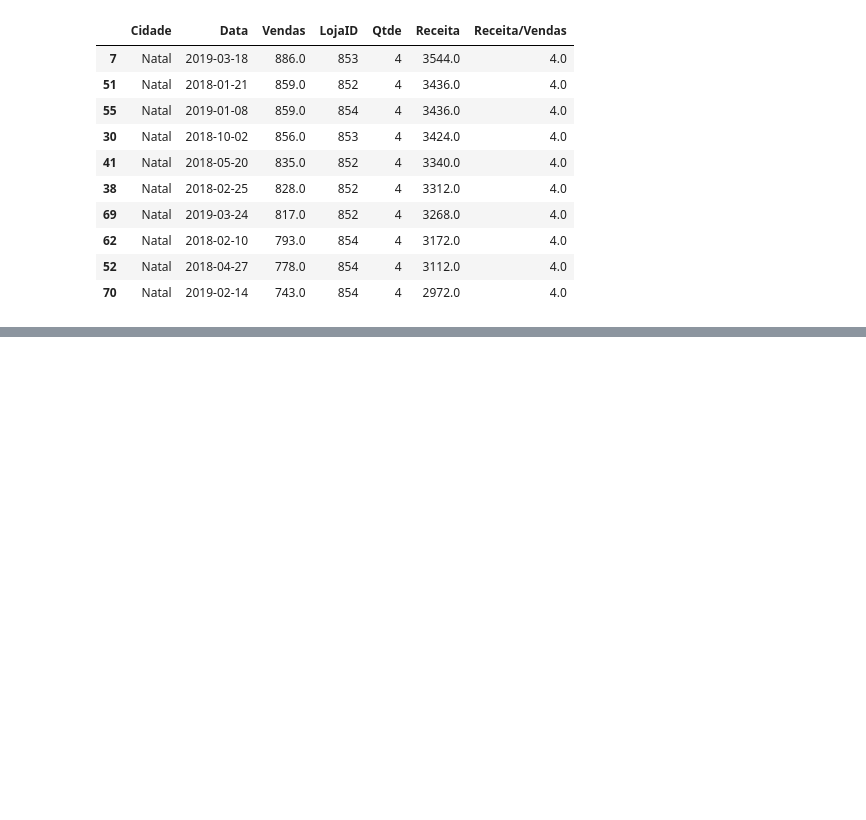
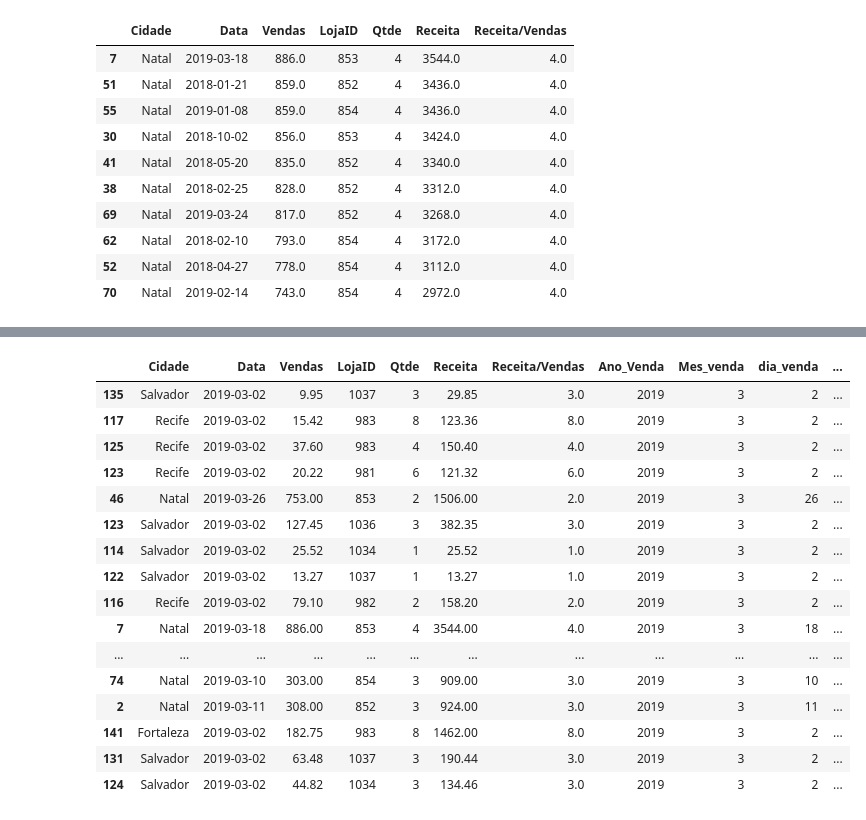
Before and after one commit to lucasmartins14/Pandas, a Jupyter notebook: Aula2_Pandas_DIO.ipynb, the cells around one changed output, grey strips where cells are left out. Cells and saved outputs as stored; diff of their text form; code cells hidden in the pictures; blank space fills up the shorter version.

Commit message:
Aula 2 Pandas, datas

```diff
--- a/Aula2_Pandas_DIO.ipynb
+++ b/Aula2_Pandas_DIO.ipynb
@@ -181,0 +220,3 @@ df.sort_values("Receita", ascending=False).head(10)
+# %%
+# Criar uma coluna com o ano
+df["Ano_Venda"] = df["Data"].dt.year
@@ -181,0 +249,3 @@ df.sort_values("Receita", ascending=False).head(10)
+# %%
+# Calulando diferença de dias
+df["Diferenca_dias"] = df["Data"] - df["Data"].min()
@@ -181,0 +261,3 @@ df.sort_values("Receita", ascending=False).head(10)
+# %%
+# Criando coluna de trimestre
+df["Trimestre_venda"] = df["Data"].dt.quarter
@@ -181,0 +273,23 @@ df.sort_values("Receita", ascending=False).head(10)
+# %%
+# Filtrando as vendas de 2010 do mês de março
+venda_marco_19 = df.loc[(df["Data"].dt.year == 2019) & (df["Data"].dt.month == 3)]
+# %%
+venda_marco_19.sample(20)
+# %% [output]
+|  | Cidade | Data | Vendas | LojaID | Qtde | Receita | Receita/Vendas | Ano_Venda | Mes_venda | dia_venda | ... |
+| 135 | Salvador | 2019-03-02 | 9.95 | 1037 | 3 | 29.85 | 3.0 | 2019 | 3 | 2 | ... |
+| 117 | Recife | 2019-03-02 | 15.42 | 983 | 8 | 123.36 | 8.0 | 2019 | 3 | 2 | ... |
+| 125 | Recife | 2019-03-02 | 37.60 | 983 | 4 | 150.40 | 4.0 | 2019 | 3 | 2 | ... |
+| 123 | Recife | 2019-03-02 | 20.22 | 981 | 6 | 121.32 | 6.0 | 2019 | 3 | 2 | ... |
+| 46 | Natal | 2019-03-26 | 753.00 | 853 | 2 | 1506.00 | 2.0 | 2019 | 3 | 26 | ... |
+| 123 | Salvador | 2019-03-02 | 127.45 | 1036 | 3 | 382.35 | 3.0 | 2019 | 3 | 2 | ... |
+| 114 | Salvador | 2019-03-02 | 25.52 | 1034 | 1 | 25.52 | 1.0 | 2019 | 3 | 2 | ... |
+| 122 | Salvador | 2019-03-02 | 13.27 | 1037 | 1 | 13.27 | 1.0 | 2019 | 3 | 2 | ... |
+| 116 | Recife | 2019-03-02 | 79.10 | 982 | 2 | 158.20 | 2.0 | 2019 | 3 | 2 | ... |
+| 7 | Natal | 2019-03-18 | 886.00 | 853 | 4 | 3544.00 | 4.0 | 2019 | 3 | 18 | ... |
+| ... | ... | ... | ... | ... | ... | ... | ... | ... | ... | ... | ... |
+| 74 | Natal | 2019-03-10 | 303.00 | 854 | 3 | 909.00 | 3.0 | 2019 | 3 | 10 | ... |
+| 2 | Natal | 2019-03-11 | 308.00 | 852 | 3 | 924.00 | 3.0 | 2019 | 3 | 11 | ... |
+| 141 | Fortaleza | 2019-03-02 | 182.75 | 983 | 8 | 1462.00 | 8.0 | 2019 | 3 | 2 | ... |
+| 131 | Salvador | 2019-03-02 | 63.48 | 1037 | 3 | 190.44 | 3.0 | 2019 | 3 | 2 | ... |
+| 124 | Salvador | 2019-03-02 | 44.82 | 1034 | 3 | 134.46 | 3.0 | 2019 | 3 | 2 | ... |
```
Also changed, not shown: parts of 14 cells of this notebook.
